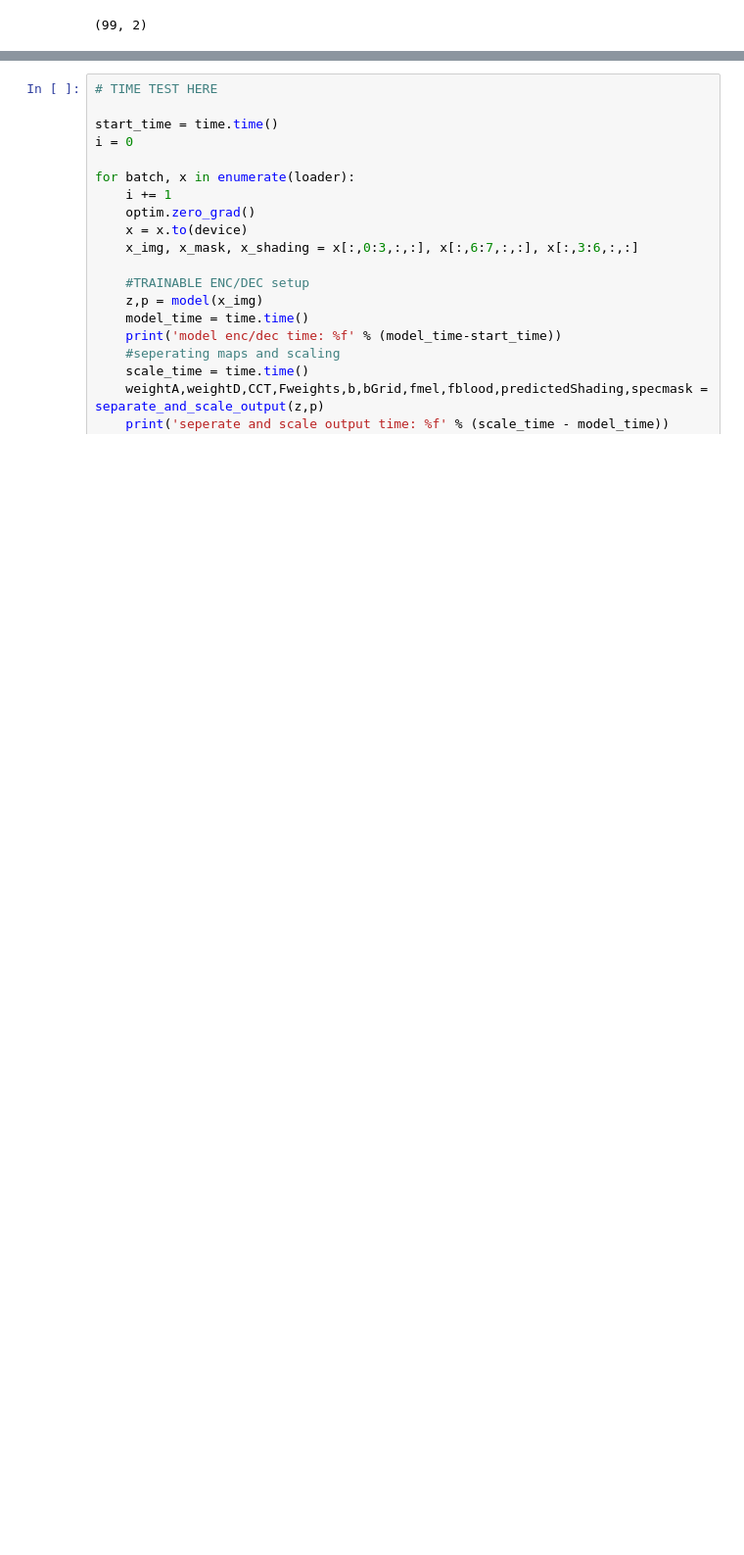
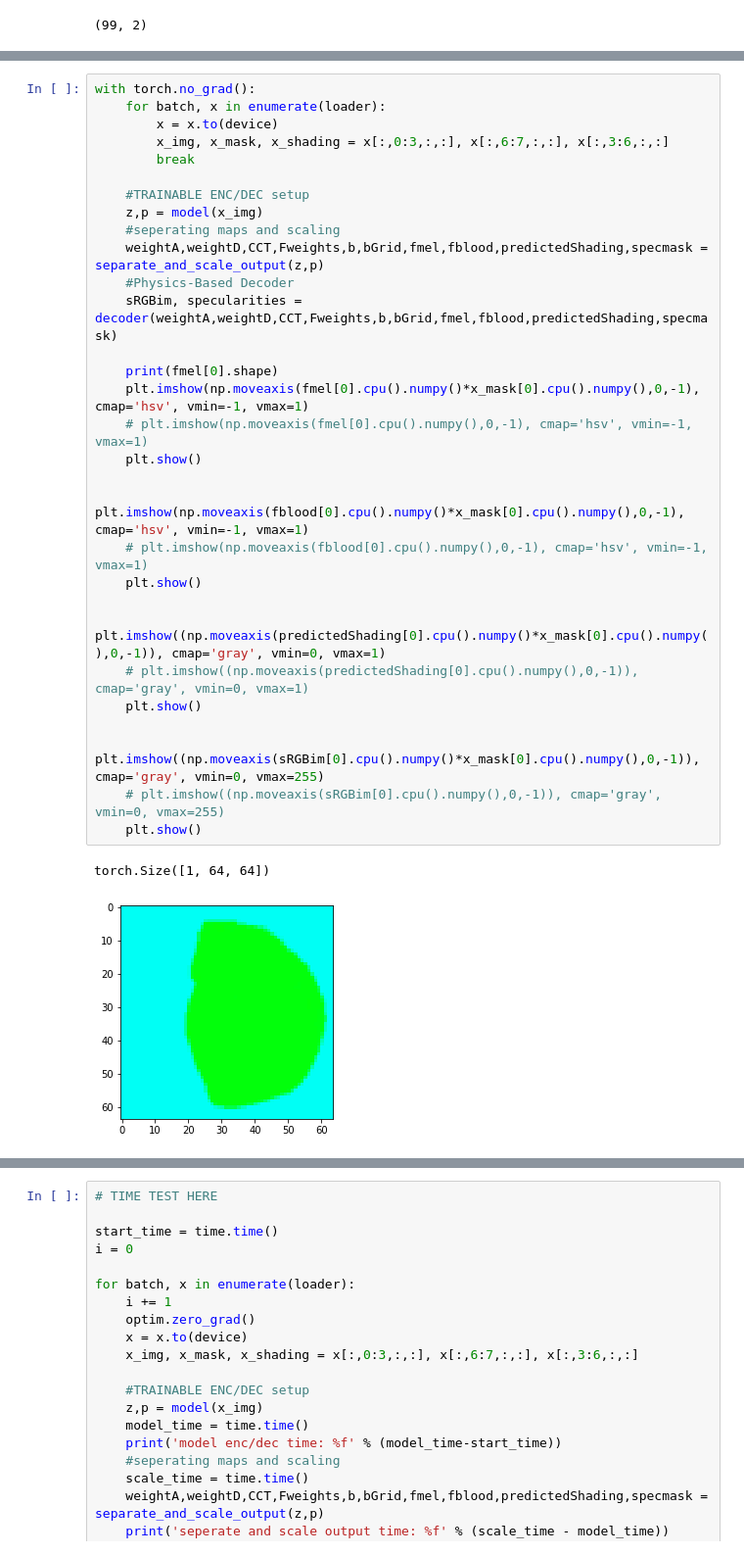
Before and after one commit to fzbuzz/VMG_APP, a Jupyter notebook: train.ipynb, the cells around one changed output, grey strips where cells are left out. Shown: that part at 98% size. Saved outputs shown, nothing was run; the diff lists cells and outputs as text; blank space fills up the shorter version.

```diff
--- a/train.ipynb
+++ b/train.ipynb
@@ -66,0 +81,33 @@ KeyboardInterrupt:
+# %%
+with torch.no_grad():
+    for batch, x in enumerate(loader):
+        x = x.to(device)
+        x_img, x_mask, x_shading = x[:,0:3,:,:], x[:,6:7,:,:], x[:,3:6,:,:]
+        break
+
+    #TRAINABLE ENC/DEC setup
+    z,p = model(x_img)
+    #seperating maps and scaling
+    weightA,weightD,CCT,Fweights,b,bGrid,fmel,fblood,predictedShading,specmask = separate_and_scale_output(z,p)
+    #Physics-Based Decoder
+    sRGBim, specularities = decoder(weightA,weightD,CCT,Fweights,b,bGrid,fmel,fblood,predictedShading,specmask)
+
+    print(fmel[0].shape)
+    plt.imshow(np.moveaxis(fmel[0].cpu().numpy()*x_mask[0].cpu().numpy(),0,-1), cmap='hsv', vmin=-1, vmax=1)
+    # plt.imshow(np.moveaxis(fmel[0].cpu().numpy(),0,-1), cmap='hsv', vmin=-1, vmax=1)
+    plt.show()
+
+    plt.imshow(np.moveaxis(fblood[0].cpu().numpy()*x_mask[0].cpu().numpy(),0,-1), cmap='hsv', vmin=-1, vmax=1)
+    # plt.imshow(np.moveaxis(fblood[0].cpu().numpy(),0,-1), cmap='hsv', vmin=-1, vmax=1)
+    plt.show()
+
+    plt.imshow((np.moveaxis(predictedShading[0].cpu().numpy()*x_mask[0].cpu().numpy(),0,-1)), cmap='gray', vmin=0, vmax=1)
+    # plt.imshow((np.moveaxis(predictedShading[0].cpu().numpy(),0,-1)), cmap='gray', vmin=0, vmax=1)
+    plt.show()
+
+    plt.imshow((np.moveaxis(sRGBim[0].cpu().numpy()*x_mask[0].cpu().numpy(),0,-1)), cmap='gray', vmin=0, vmax=255)
+    # plt.imshow((np.moveaxis(sRGBim[0].cpu().numpy(),0,-1)), cmap='gray', vmin=0, vmax=255)
+    plt.show()
+# %% [output]
+torch.Size([1, 64, 64])
+[figure, added]
```
Also changed, not shown: parts of 3 cells of this notebook, 1 other file.
